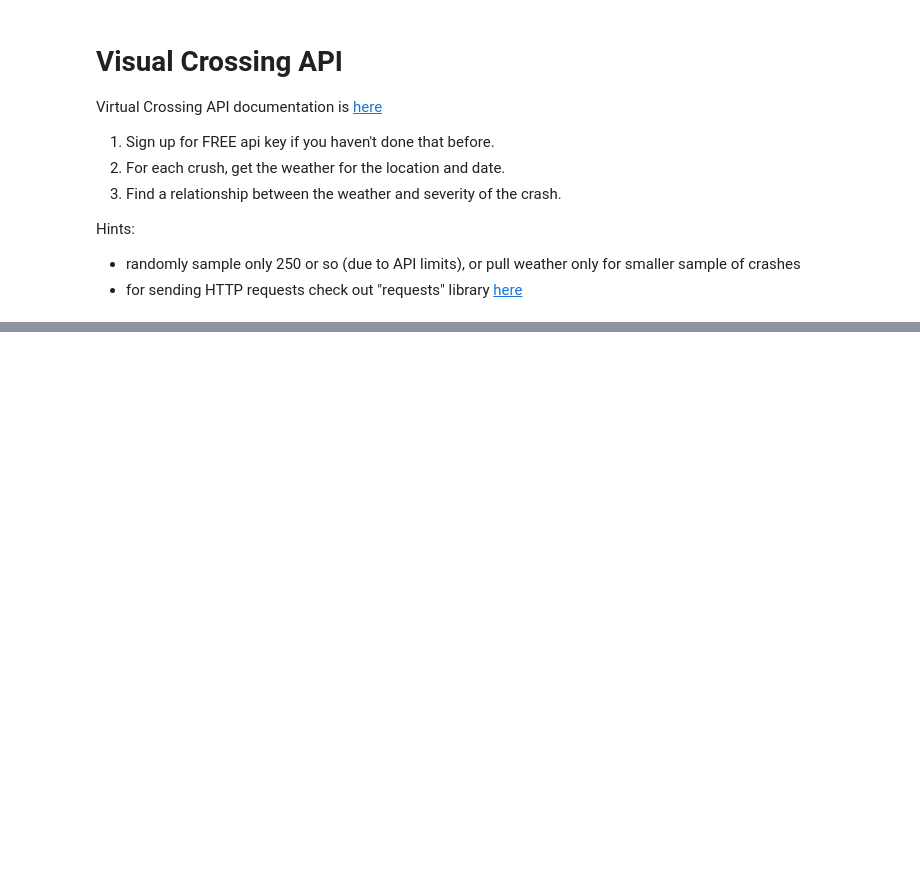
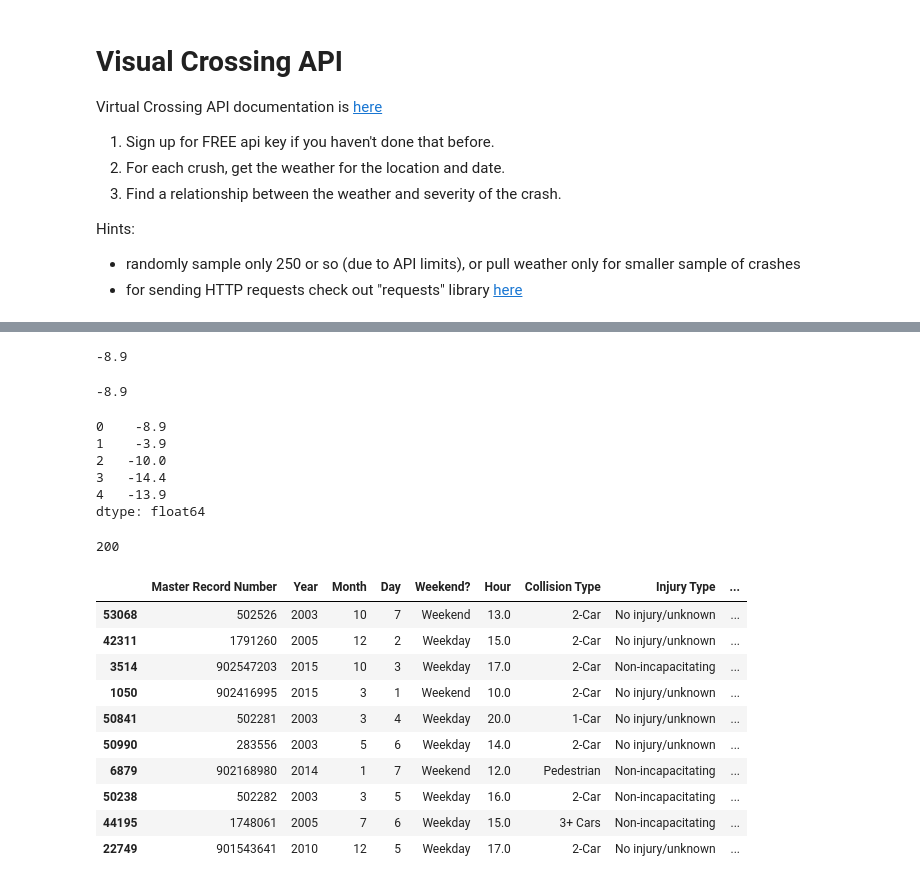
Before and after one commit to ryan-ferns/DS_auticon_week_2, a Jupyter notebook: project_I.ipynb, the cells around one changed output, grey strips where cells are left out. Drawn from its saved outputs; the diff is of its cells as text; code cells hidden in the pictures; blank space fills up the shorter version.

```diff
--- a/project_I.ipynb
+++ b/project_I.ipynb
@@ -720,0 +954,4 @@ api_key = os.environ[""]
+# %%
+practice_2['location']['values'][0]['temp']
+# %% [output]
+-8.9
@@ -720,0 +966,34 @@ api_key = os.environ[""]
+# %%
+get_temp(coords0, start_time0)
+# %% [output]
+-8.9
+# %%
+df3.head().apply(lambda x: get_temp(x['ll'], x['startDateTime']), axis=1)
+# %% [output]
+0    -8.9
+1    -3.9
+2   -10.0
+3   -14.4
+4   -13.9
+dtype: float64
+# %%
+# We will take a random sample of size 200 of the records.
+
+df_sample3 = df3.sample(n=200)
+len(df_sample3)
+# %% [output]
+200
+# %%
+df_sample3.head(10)
+# %% [output]
+|  | Master Record Number | Year | Month | Day | Weekend? | Hour | Collision Type | Injury Type | ... |
+| 53068 | 502526 | 2003 | 10 | 7 | Weekend | 13.0 | 2-Car | No injury/unknown | ... |
+| 42311 | 1791260 | 2005 | 12 | 2 | Weekday | 15.0 | 2-Car | No injury/unknown | ... |
+| 3514 | 902547203 | 2015 | 10 | 3 | Weekday | 17.0 | 2-Car | Non-incapacitating | ... |
+| 1050 | 902416995 | 2015 | 3 | 1 | Weekend | 10.0 | 2-Car | No injury/unknown | ... |
+| 50841 | 502281 | 2003 | 3 | 4 | Weekday | 20.0 | 1-Car | No injury/unknown | ... |
+| 50990 | 283556 | 2003 | 5 | 6 | Weekday | 14.0 | 2-Car | No injury/unknown | ... |
+| 6879 | 902168980 | 2014 | 1 | 7 | Weekend | 12.0 | Pedestrian | Non-incapacitating | ... |
+| 50238 | 502282 | 2003 | 3 | 5 | Weekday | 16.0 | 2-Car | Non-incapacitating | ... |
+| 44195 | 1748061 | 2005 | 7 | 6 | Weekday | 15.0 | 3+ Cars | Non-incapacitating | ... |
+| 22749 | 901543641 | 2010 | 12 | 5 | Weekday | 17.0 | 2-Car | No injury/unknown | ... |
```
Also changed, not shown: parts of 34 cells of this notebook.
